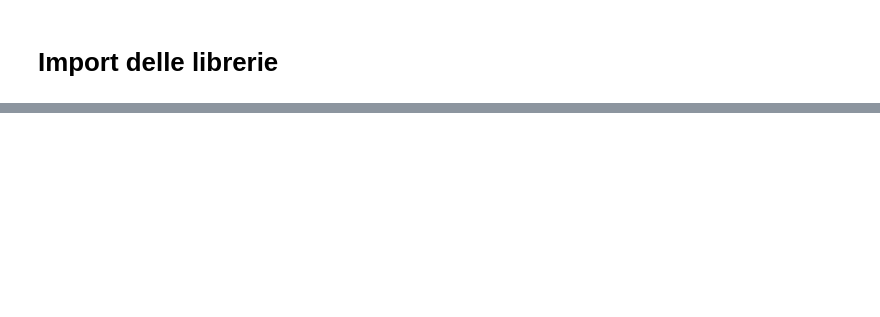
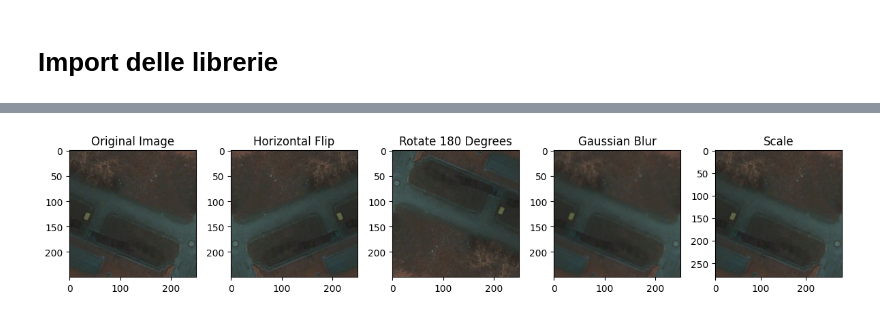
Before and after one commit to danilsab24/Semantic_Segmentation_Potsdam, a Jupyter notebook: Semantic_Segmentation_Postdam.ipynb, the cells around one changed output, grey strips where cells are left out. Cells and saved outputs as stored; diff of their text form; code cells hidden in the pictures; blank space fills up the shorter version.

```diff
--- a/Semantic_Segmentation_Postdam.ipynb
+++ b/Semantic_Segmentation_Postdam.ipynb
@@ -89,0 +396,17 @@ NameError: ignored
+# %%
+image_paths = [
+    "/content/drive/MyDrive/Semantic_Segmentation_Postdam/labels/top_potsdam_2_10.tif",
+    "/content/drive/MyDrive/Semantic_Segmentation_Postdam/labels_converted/top_potsdam_2_10.tif",
+    "/content/labels_patches/top_potsdam_2_10_patch_0_0.tif",
+    "/content/drive/MyDrive/Semantic_Segmentation_Postdam/label_patch_converted/top_potsdam_2_10_label_patch_0_0.tif"
+]
+
+fig, axs = plt.subplots(2, 2, figsize=(8, 8))
+
+for i, ax in enumerate(axs.flat):
+    img = mpimg.imread(image_paths[i])
+    ax.imshow(img)
+    ax.axis('on')
+
+plt.tight_layout()
+plt.show()
@@ -89,0 +532,31 @@ NameError: ignored
+# %%
+image_path = "/content/images_patches/top_potsdam_2_10_patch_0_0.tif"
+
+original_image = np.array(Image.open(image_path))
+
+augmentations = [
+    (HorizontalFlip(p=1.0), "Horizontal Flip"),
+    (Rotate(angle_range=(180, 180)), "Rotate 180 Degrees"),
+    (GaussianBlur(kernel_size=5), "Gaussian Blur"),
+    (Scale(scale_range=(0.8, 1.2)), "Scale"),
+]
+
+# Immagine originale
+plt.figure(figsize=(12, 6))
+plt.subplot(1, len(augmentations) + 1, 1)
+plt.title("Original Image")
+plt.imshow(original_image)
+plt.axis('on')
+
+for i, (augmentation, title) in enumerate(augmentations, start=1):
+    transformed_image = augmentation(original_image.copy())
+
+    plt.subplot(1, len(augmentations) + 1, i + 1)
+    plt.title(title)
+    plt.imshow(transformed_image)
+    plt.axis('on')
+
+plt.tight_layout()
+plt.show()
+# %% [output]
+[figure, added]
```
Also changed, not shown: parts of 75 cells of this notebook.
